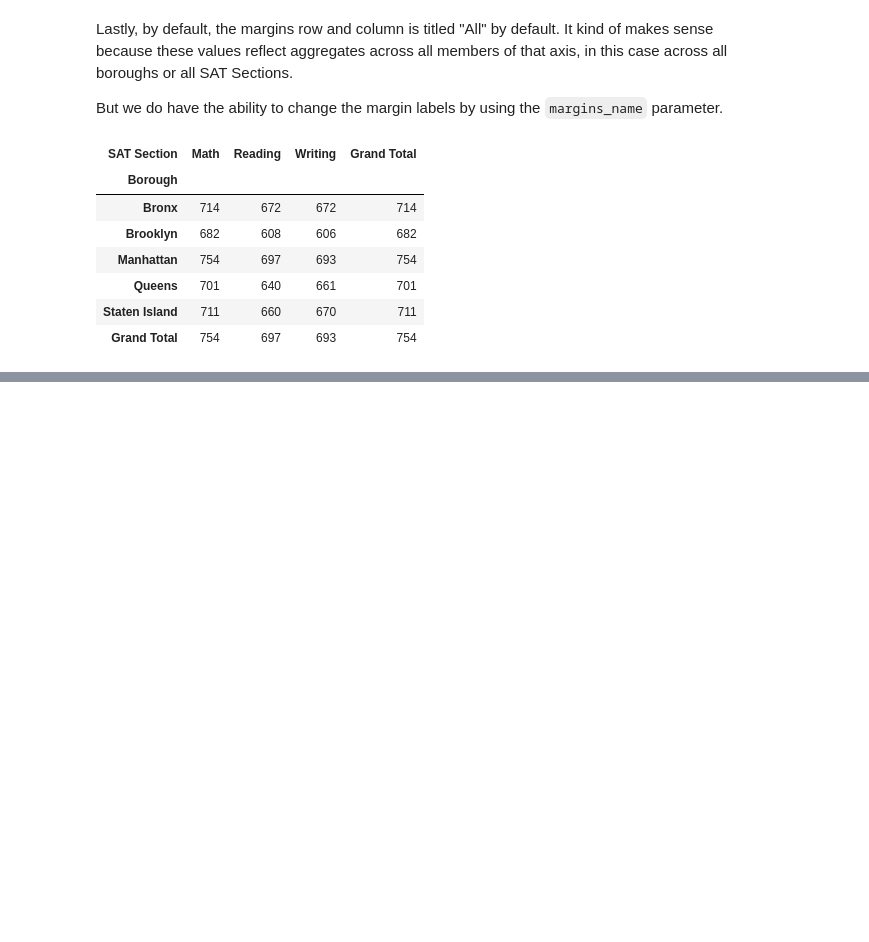
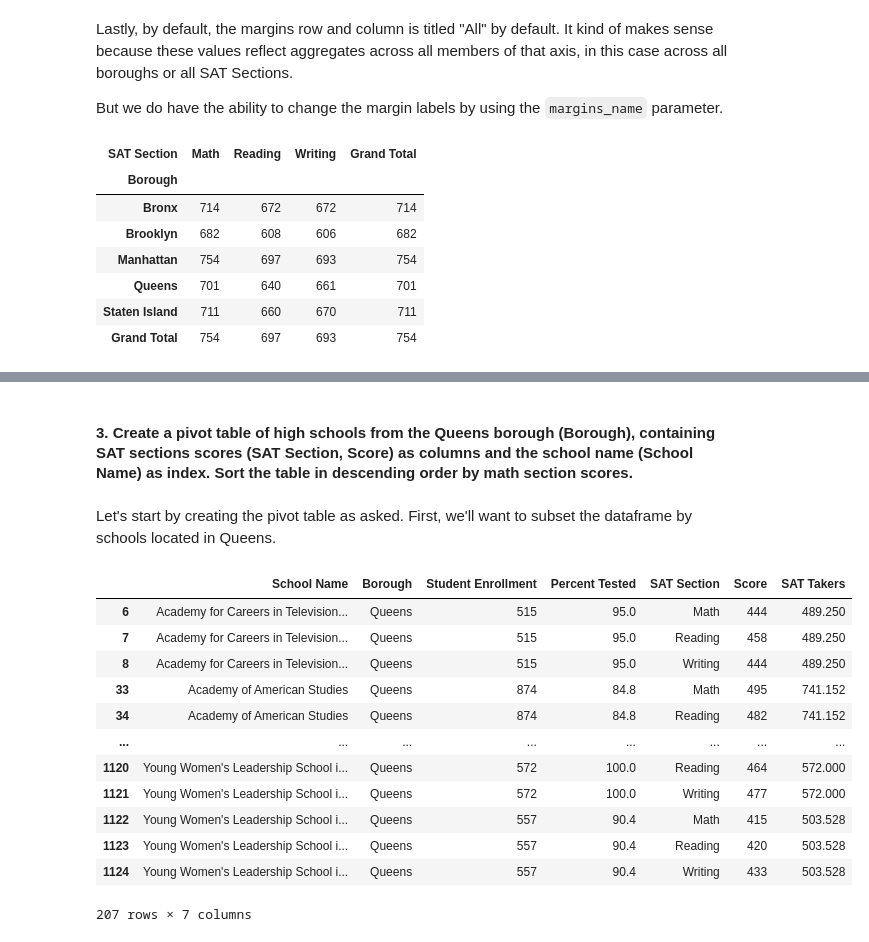
Before and after one commit to jgabunilas/pandas-bootcamp, a Jupyter notebook: Section9_Reshaping_with_Pivots/Section9_Reshaping_with_Pivots.ipynb, the cells around one changed output, grey strips where cells are left out. Saved outputs shown, nothing was run; the diff lists cells and outputs as text; code cells hidden in the pictures; blank space fills up the shorter version.

Commit message:
Section Updates

```diff
--- a/Section9_Reshaping_with_Pivots/Section9_Reshaping_with_Pivots.ipynb
+++ b/Section9_Reshaping_with_Pivots/Section9_Reshaping_with_Pivots.ipynb
@@ -852,0 +1037,20 @@ sat.pivot_table(values = 'Score', index = "Borough", columns = "SAT Section", ag
+# %% [markdown]
+#### 3. Create a pivot table of high schools from the Queens borough (Borough), containing SAT sections scores (SAT Section, Score) as columns and the school name (School Name) as index. Sort the table in descending order by math section scores.
+# %% [markdown]
+Let's start by creating the pivot table as asked. First, we'll want to subset the dataframe by schools located in Queens.
+# %%
+sat.loc[sat['Borough'] == 'Queens']
+# %% [output]
+|  | School Name | Borough | Student Enrollment | Percent Tested | SAT Section | Score | SAT Takers |
+| 6 | Academy for Careers in Television... | Queens | 515 | 95.0 | Math | 444 | 489.250 |
+| 7 | Academy for Careers in Television... | Queens | 515 | 95.0 | Reading | 458 | 489.250 |
+| 8 | Academy for Careers in Television... | Queens | 515 | 95.0 | Writing | 444 | 489.250 |
+| 33 | Academy of American Studies | Queens | 874 | 84.8 | Math | 495 | 741.152 |
+| 34 | Academy of American Studies | Queens | 874 | 84.8 | Reading | 482 | 741.152 |
+| ... | ... | ... | ... | ... | ... | ... | ... |
+| 1120 | Young Women's Leadership School i... | Queens | 572 | 100.0 | Reading | 464 | 572.000 |
+| 1121 | Young Women's Leadership School i... | Queens | 572 | 100.0 | Writing | 477 | 572.000 |
+| 1122 | Young Women's Leadership School i... | Queens | 557 | 90.4 | Math | 415 | 503.528 |
+| 1123 | Young Women's Leadership School i... | Queens | 557 | 90.4 | Reading | 420 | 503.528 |
+| 1124 | Young Women's Leadership School i... | Queens | 557 | 90.4 | Writing | 433 | 503.528 |
+207 rows × 7 columns
```
Also changed, not shown: parts of 33 cells of this notebook, 2 other files.
